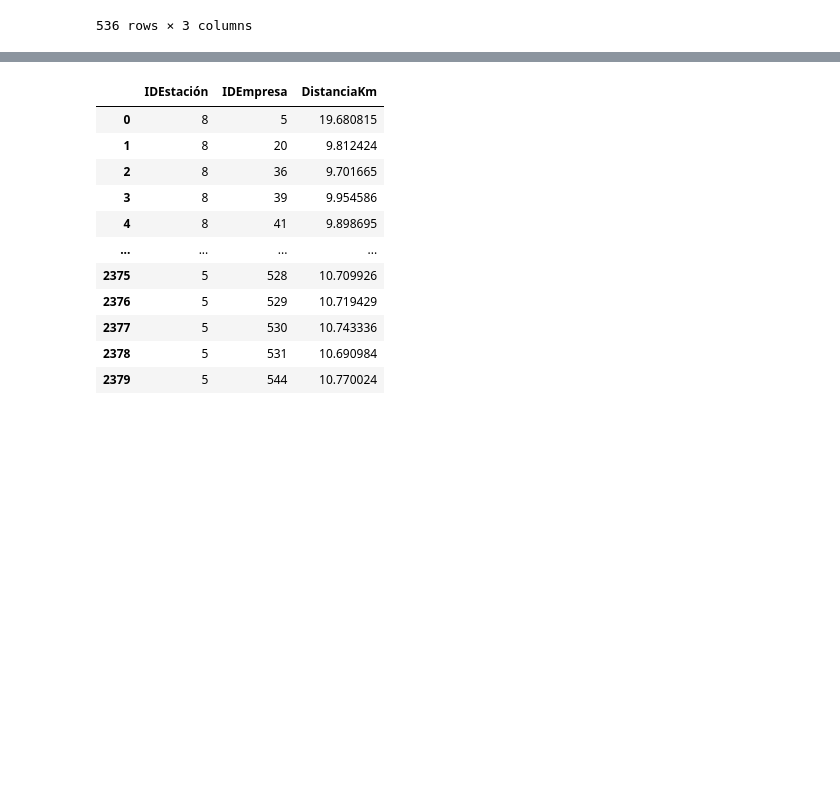
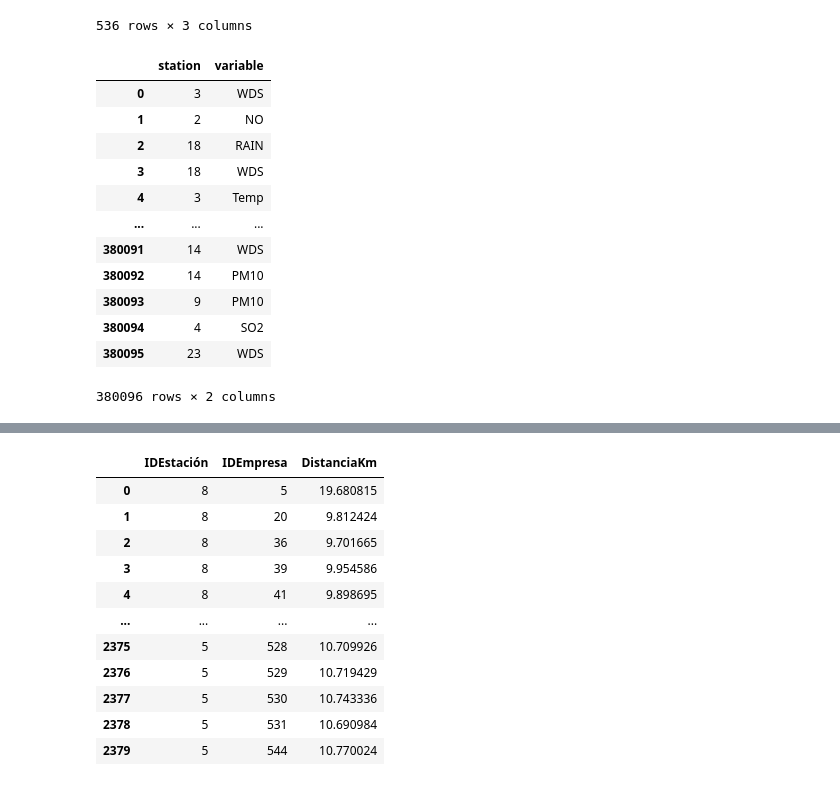
Before and after one commit to sariswis/Proyecto-Visual-Analytics, a Jupyter notebook: preparacion/Dataset 8 - Matriz Estación - Empresa.ipynb, the cells around one changed output, grey strips where cells are left out. Saved outputs shown, nothing was run; the diff lists cells and outputs as text; code cells hidden in the pictures; blank space fills up the shorter version.

```diff
--- a/preparacion/Dataset 8 - Matriz Estación - Empresa.ipynb
+++ b/preparacion/Dataset 8 - Matriz Estación - Empresa.ipynb
@@ -96,3 +97,20 @@ permits
 | 534 | 543 | 4.303990 | -74.803157 |
 | 535 | 544 | 4.508521 | -74.147822 |
 536 rows × 3 columns
+# %%
+measurements = measurements[['station', 'variable']]
+measurements
+# %% [output]
+|  | station | variable |
+| 0 | 3 | WDS |
+| 1 | 2 | NO |
+| 2 | 18 | RAIN |
+| 3 | 18 | WDS |
+| 4 | 3 | Temp |
+| ... | ... | ... |
+| 380091 | 14 | WDS |
+| 380092 | 14 | PM10 |
+| 380093 | 9 | PM10 |
+| 380094 | 4 | SO2 |
+| 380095 | 23 | WDS |
+380096 rows × 2 columns
```
Also changed, not shown: parts of 10 cells of this notebook, 11 other files.
